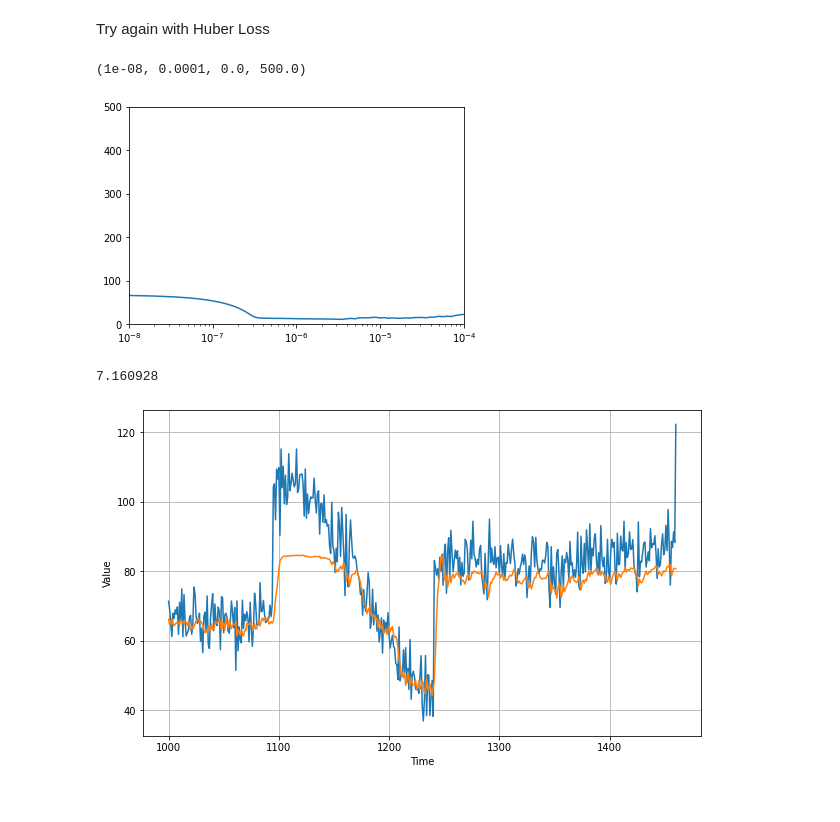
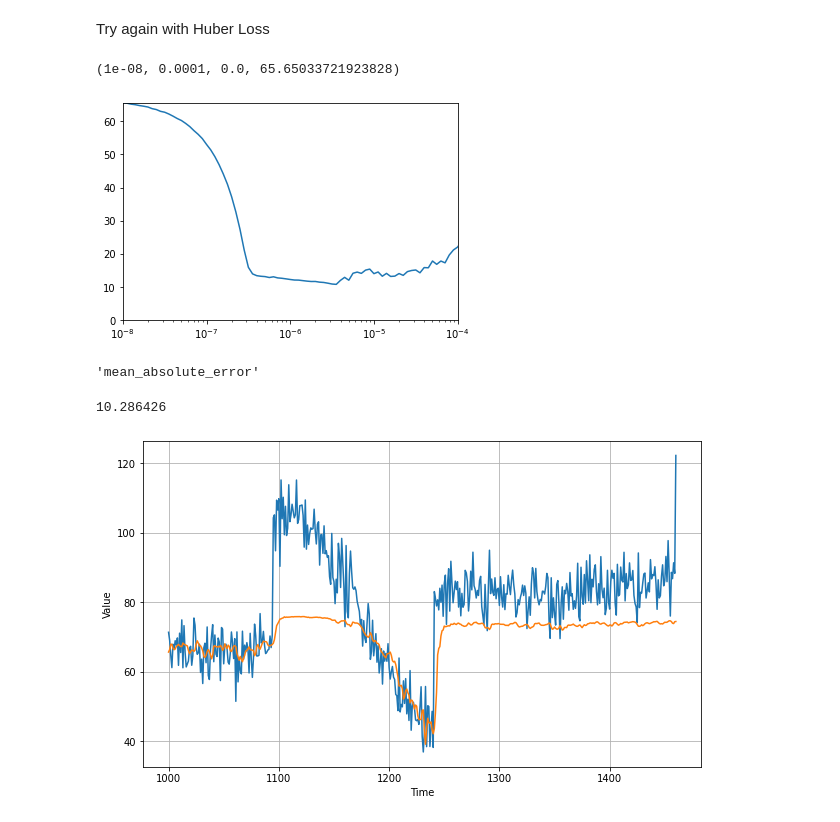
Before and after one commit to JamesMcGuigan/coursera-tensorflow-in-practice-specialization, a Jupyter notebook: TensorFlow In Practice/Course 4 - S+P/S+P Week 3 Lesson 2 - RNN.ipynb, the cells around one changed output. Saved outputs shown, nothing was run; the diff lists cells and outputs as text; code cells hidden in the pictures.

```diff
--- a/TensorFlow In Practice/Course 4 - S+P/S+P Week 3 Lesson 2 - RNN.ipynb
+++ b/TensorFlow In Practice/Course 4 - S+P/S+P Week 3 Lesson 2 - RNN.ipynb
@@ -194,35 +322,35 @@ Try again with Huber Loss
 # %%
 tf.keras.backend.clear_session()
 tf.random.set_seed(51)
 np.random.seed(51)
 
 train_set = windowed_dataset(x_train.copy(), window_size, batch_size=128, shuffle_buffer=shuffle_buffer_size)
 
 model = tf.keras.models.Sequential([
   tf.keras.layers.Lambda(lambda x: tf.expand_dims(x, axis=-1),
                       input_shape=[None]),
   tf.keras.layers.SimpleRNN(40, return_sequences=True),
   tf.keras.layers.SimpleRNN(40, return_sequences=True),
   tf.keras.layers.SimpleRNN(40),
   tf.keras.layers.Dense(1),
   tf.keras.layers.Lambda(lambda x: x * 100.0)
 ])
 
 lr_schedule = tf.keras.callbacks.LearningRateScheduler(
     lambda epoch: 1e-8 * 10**(epoch / 20))
-optimizer = tf.keras.optimizers.SGD(lr=1e-8, momentum=0.0)
+optimizer = tf.keras.optimizers.SGD(learning_rate=1e-8, momentum=0.0)
 model.compile(
     loss=tf.keras.losses.Huber(),
     # loss='mse',
     optimizer=optimizer,
     metrics=["mae"]
 )
 history = model.fit(train_set, epochs=100, verbose=0, callbacks=[lr_schedule])
 plt.semilogx(history.history["lr"], history.history["loss"])
-plt.axis([1e-8, 1e-4, 0, 500])
+plt.axis([1e-8, 1e-4, 0, max(history.history["loss"])])
 # %% [output]
-(1e-08, 0.0001, 0.0, 500.0)
+(1e-08, 0.0001, 0.0, 65.65033721923828)
-[figure, old version]
+[figure, new version]
 # %%
 tf.keras.backend.clear_session()
 tf.random.set_seed(51)
@@ -240,14 +368,21 @@ model = tf.keras.models.Sequential([
   tf.keras.layers.Lambda(lambda x: x * 100.0)
 ])
 
-optimizer = tf.keras.optimizers.SGD(lr=5e-5, momentum=0.9)
+optimizer = tf.keras.optimizers.Adam(learning_rate=2e-6)
 model.compile(
     loss=tf.keras.losses.Huber(),
     # loss='mse',
     optimizer=optimizer,
     metrics=["mae"],
 )
-history = model.fit(dataset, epochs=400, verbose=0)
+history = model.fit(
+    dataset,
+    epochs=1000,
+    verbose=0,
+    calbacks=[
+      tf.keras.callbacks.EarlyStopping(monitor='loss', patience=100, verbose=1)
+    ]
+)
 
 forecast = []
 for time in range(len(series) - window_size):
@@ -260,10 +395,11 @@ plt.figure(figsize=(10, 6))
 
 plot_series(time_valid, x_valid)
 plot_series(time_valid, results)
-tf.keras.metrics.mean_absolute_error(x_valid, results).numpy()
+display( 'mean_absolute_error', tf.keras.metrics.mean_absolute_error(x_valid, results).numpy() )
 # %% [output]
-7.160928
+'mean_absolute_error'
+10.286426
-[figure, old version]
+[figure, new version]
 # %%
 import matplotlib.image  as mpimg
 import matplotlib.pyplot as plt
```
Also changed, not shown: parts of 9 cells of this notebook.
